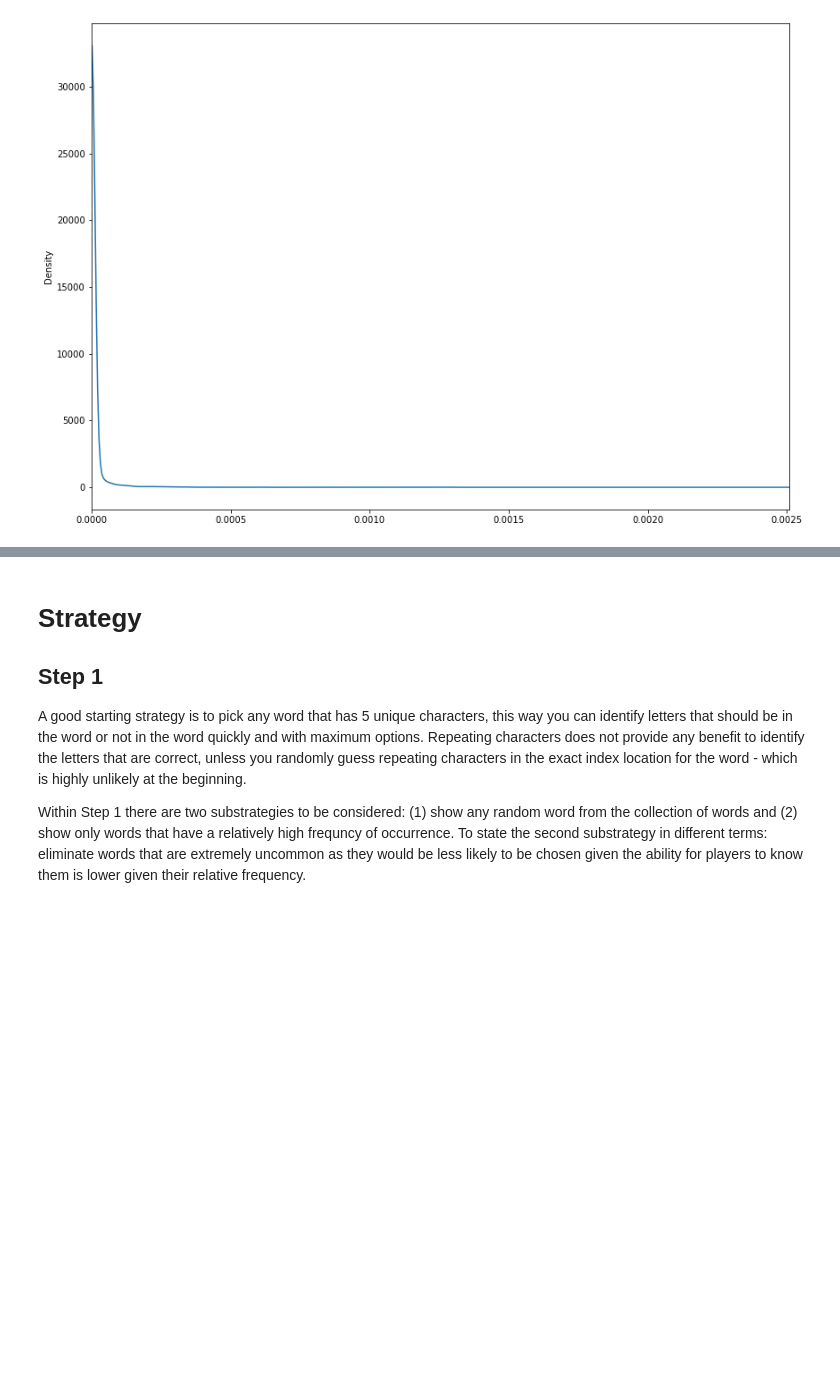
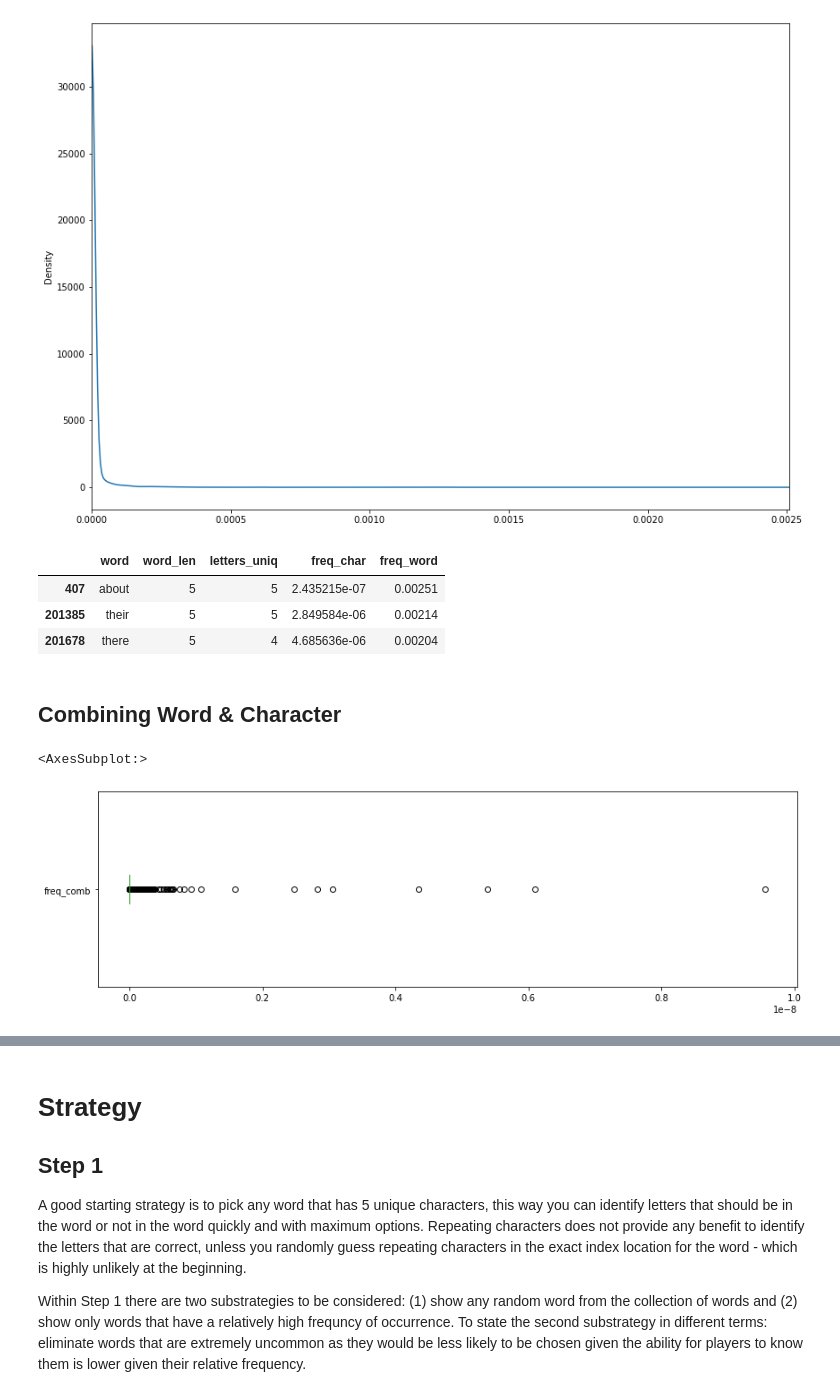
Before and after one commit to JIVJGFJZKF/get_wordle, a Jupyter notebook: wordle.ipynb, the cells around one changed output, grey strips where cells are left out. Cells and saved outputs as stored; diff of their text form; code cells hidden in the pictures; blank space fills up the shorter version.

```diff
--- a/wordle.ipynb
+++ b/wordle.ipynb
@@ -163,3 +230,19 @@ df_words_subset_5['freq'].plot.kde(figsize=(14,10),xlim=(0,df_words_subset_5['fr
 # %% [output]
 <AxesSubplot:ylabel='Density'>
 [figure]
+# %%
+df_words_subset_5.loc[df_words_subset_5['freq_word']>0.002]
+# %% [output]
+|  | word | word_len | letters_uniq | freq_char | freq_word |
+| 407 | about | 5 | 5 | 2.435215e-07 | 0.00251 |
+| 201385 | their | 5 | 5 | 2.849584e-06 | 0.00214 |
+| 201678 | there | 5 | 4 | 4.685636e-06 | 0.00204 |
+# %% [markdown]
+## Combining Word & Character
+# %%
+df_words_subset_5['freq_comb'] = df_words_subset_5['freq_word']*df_words_subset_5['freq_char']
+# %%
+df_words_subset_5['freq_comb'].plot.box(figsize=(14,4),vert=False)
+# %% [output]
+<AxesSubplot:>
+[figure, added]
```
Also changed, not shown: parts of 20 cells of this notebook.
